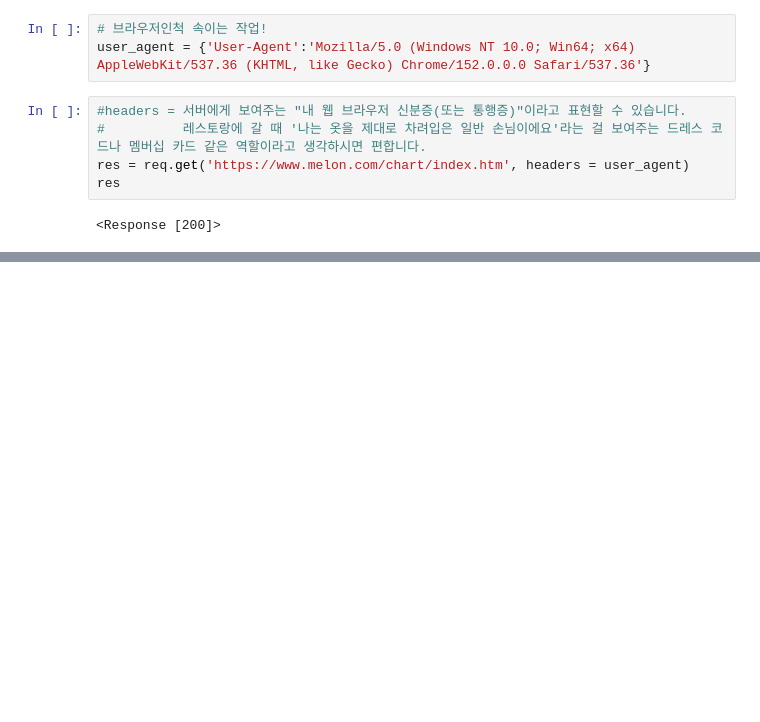
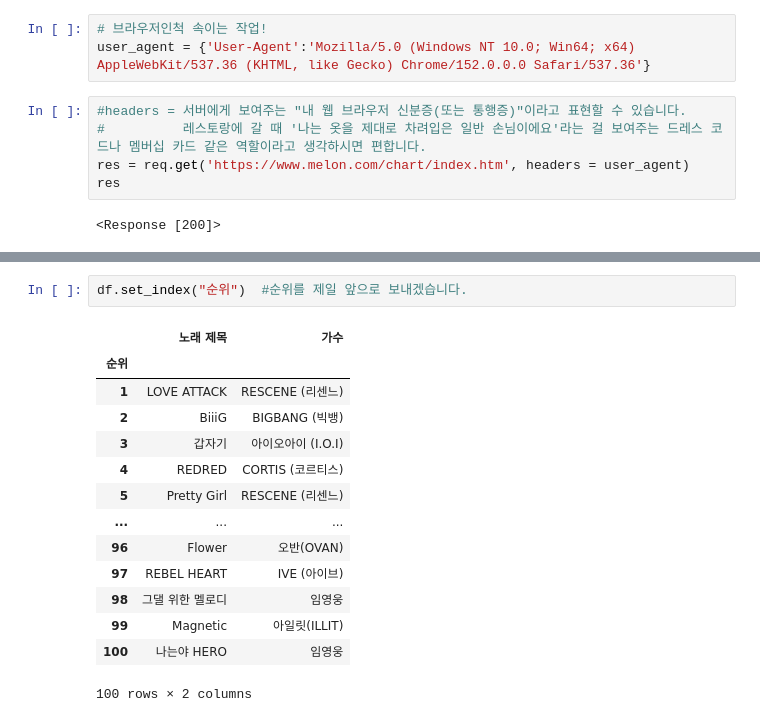
Before and after one commit to rlaj0730-design/python_study, a Jupyter notebook: jupyter_notebook/04.crawling/ex02_멜론top100수집.ipynb, the cells around one changed output, grey strips where cells are left out. Cells and saved outputs as stored; diff of their text form; blank space fills up the shorter version.

```diff
--- a/jupyter_notebook/04.crawling/ex02_멜론top100수집.ipynb
+++ b/jupyter_notebook/04.crawling/ex02_멜론top100수집.ipynb
@@ -63,0 +192,17 @@ singer_list
+# %%
+df.set_index("순위")  #순위를 제일 앞으로 보내겠습니다.
+# %% [output]
+|  | 노래 제목 | 가수 |
+| 순위 |  |  |
+| 1 | LOVE ATTACK | RESCENE (리센느) |
+| 2 | BiiiG | BIGBANG (빅뱅) |
+| 3 | 갑자기 | 아이오아이 (I.O.I) |
+| 4 | REDRED | CORTIS (코르티스) |
+| 5 | Pretty Girl | RESCENE (리센느) |
+| ... | ... | ... |
+| 96 | Flower | 오반(OVAN) |
+| 97 | REBEL HEART | IVE (아이브) |
+| 98 | 그댈 위한 멜로디 | 임영웅 |
+| 99 | Magnetic | 아일릿(ILLIT) |
+| 100 | 나는야 HERO | 임영웅 |
+100 rows × 2 columns
```
Also changed, not shown: parts of 14 cells of this notebook, 3 other files.
